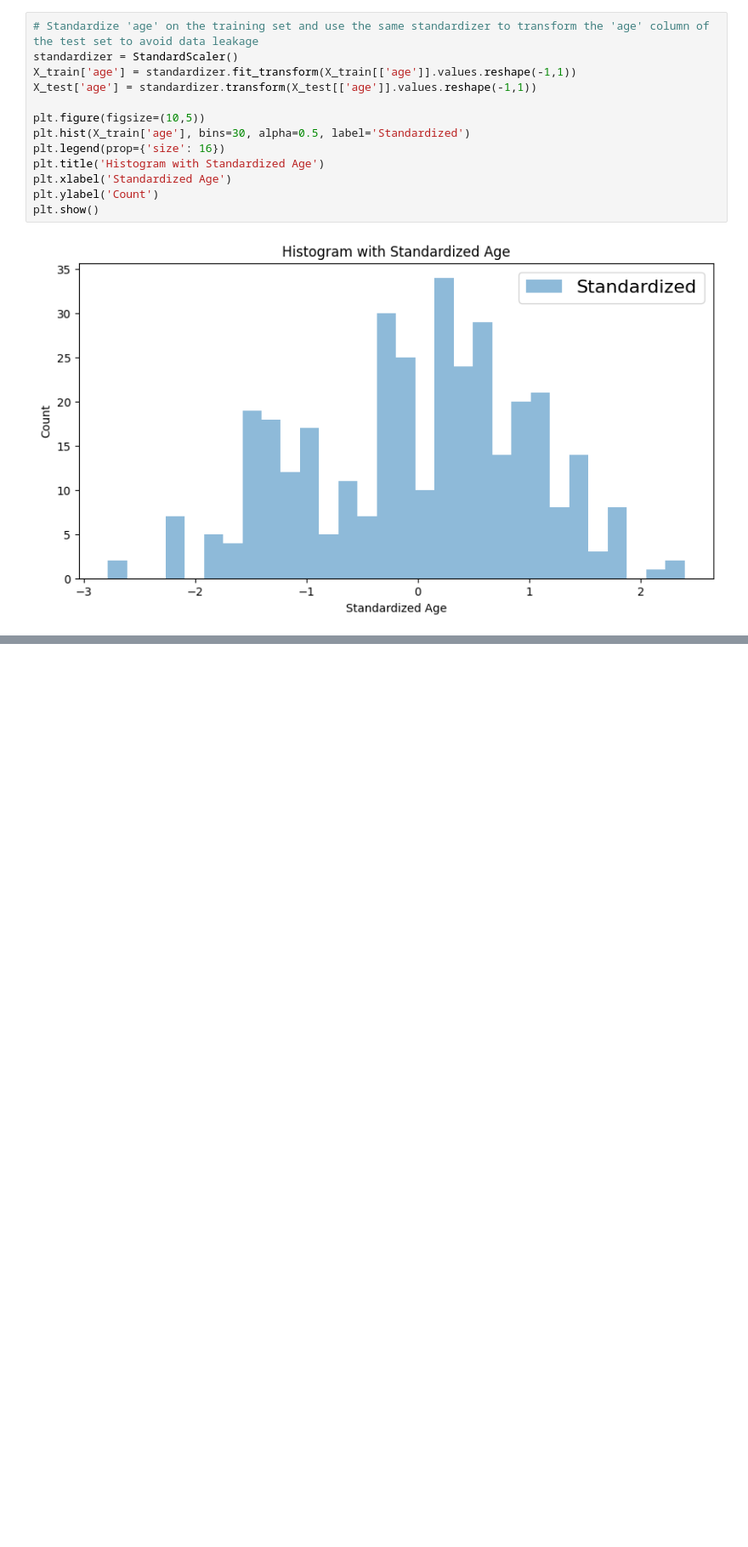
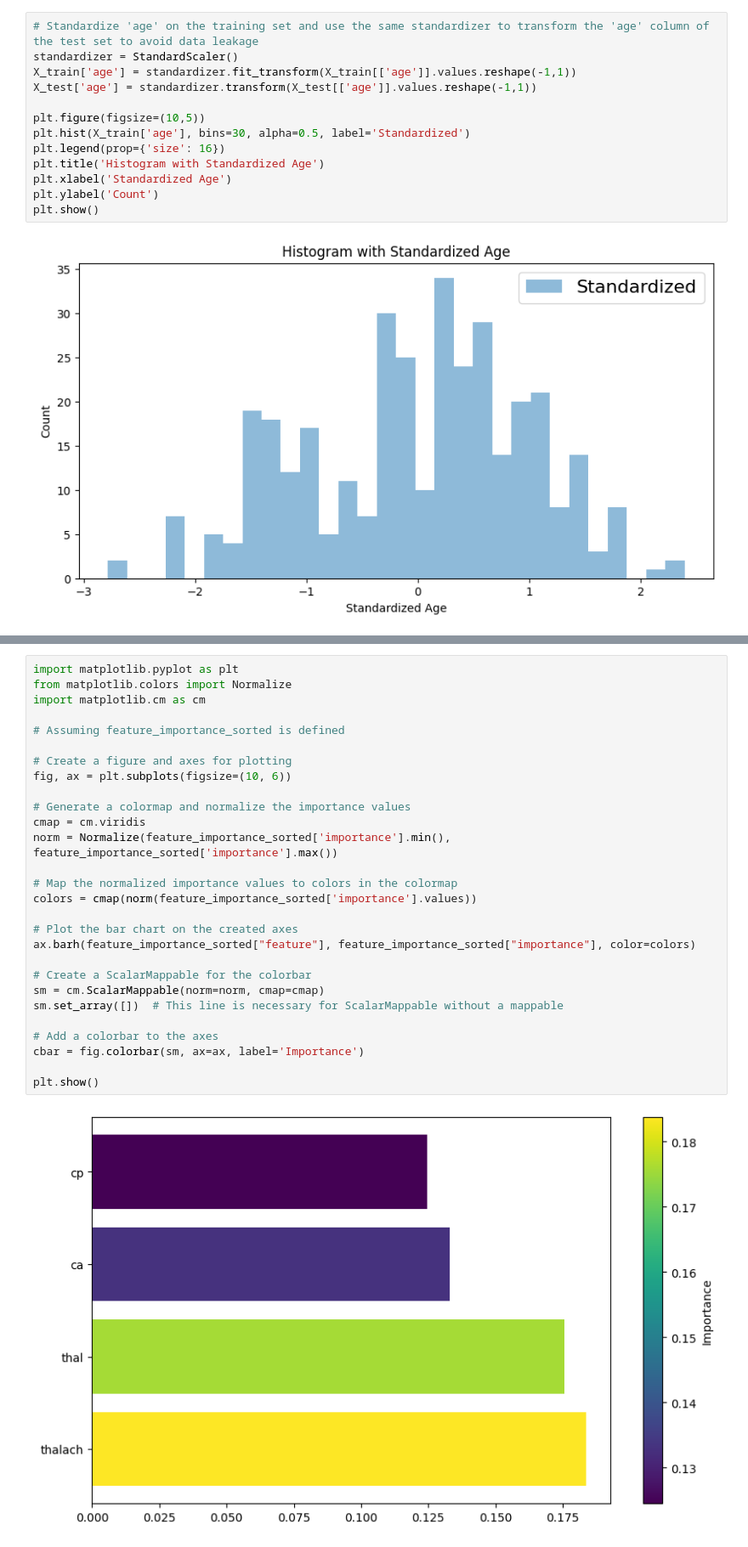
Before and after one commit to Stekosan/End-to-End-Machine-Learning, a Jupyter notebook: 1-design_exploration.ipynb, the cells around one changed output, grey strips where cells are left out. Shown at 85% size. Cells and saved outputs as stored; diff of their text form; blank space fills up the shorter version.

```diff
--- a/1-design_exploration.ipynb
+++ b/1-design_exploration.ipynb
@@ -371,0 +424,30 @@ plt.show()
+# %%
+import matplotlib.pyplot as plt
+from matplotlib.colors import Normalize
+import matplotlib.cm as cm
+
+# Assuming feature_importance_sorted is defined
+
+# Create a figure and axes for plotting
+fig, ax = plt.subplots(figsize=(10, 6))
+
+# Generate a colormap and normalize the importance values
+cmap = cm.viridis
+norm = Normalize(feature_importance_sorted['importance'].min(), feature_importance_sorted['importance'].max())
+
+# Map the normalized importance values to colors in the colormap
+colors = cmap(norm(feature_importance_sorted['importance'].values))
+
+# Plot the bar chart on the created axes
+ax.barh(feature_importance_sorted["feature"], feature_importance_sorted["importance"], color=colors)
+
+# Create a ScalarMappable for the colorbar
+sm = cm.ScalarMappable(norm=norm, cmap=cmap)
+sm.set_array([])  # This line is necessary for ScalarMappable without a mappable
+
+# Add a colorbar to the axes
+cbar = fig.colorbar(sm, ax=ax, label='Importance')
+
+plt.show()
+# %% [output]
+[figure, added]
```
Also changed, not shown: parts of 6 cells of this notebook.
